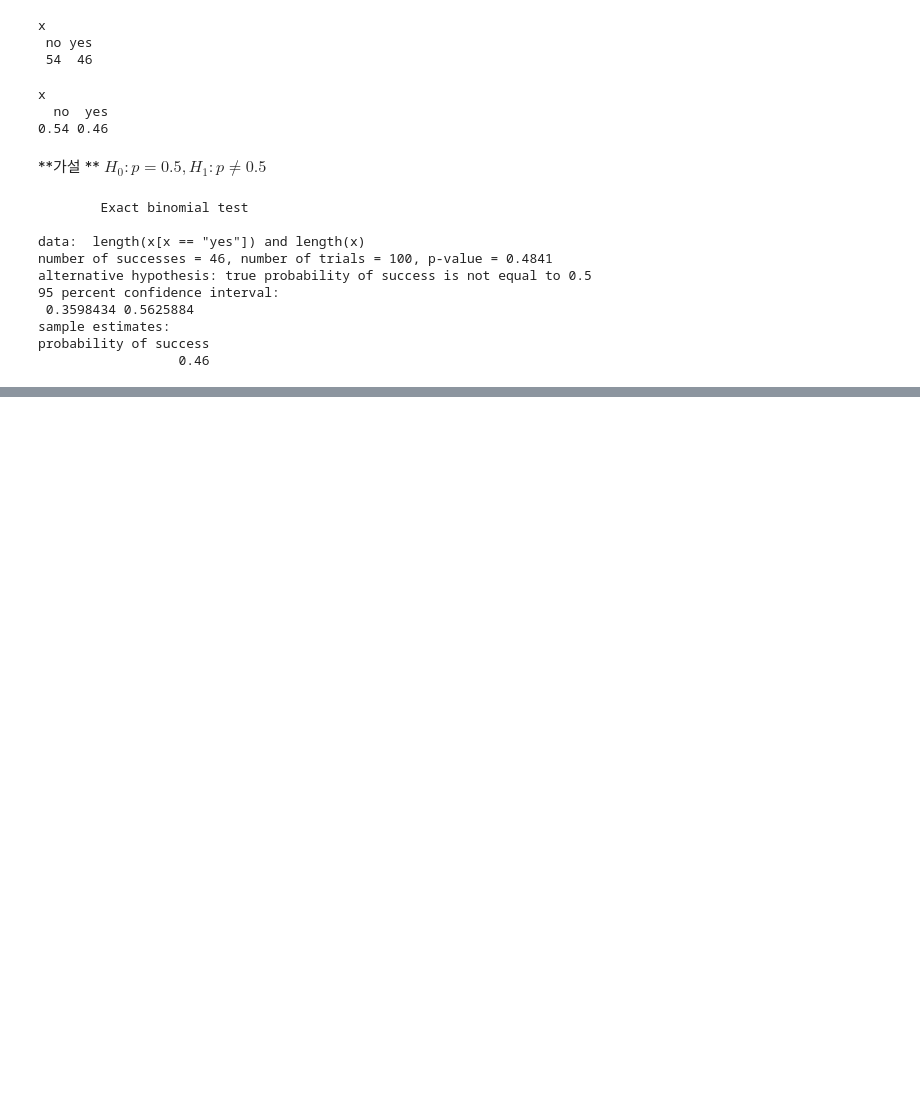
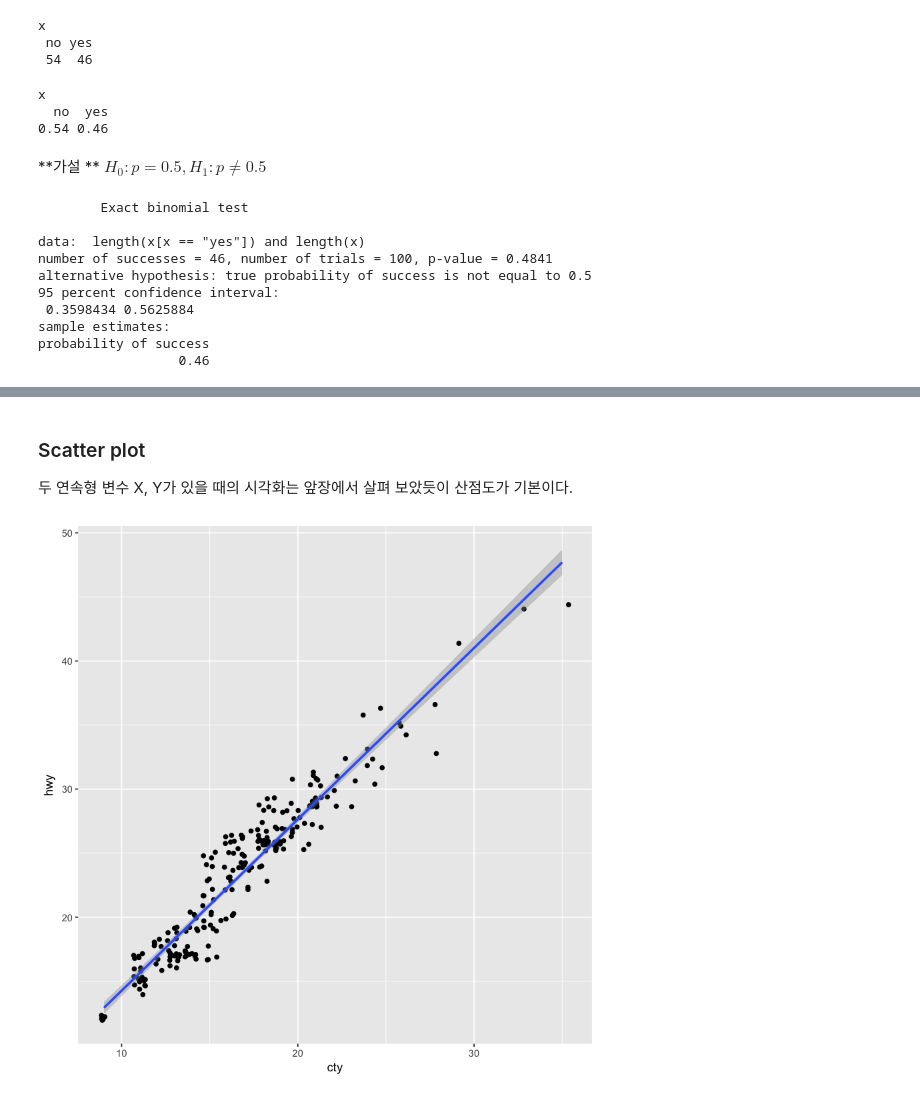
Before and after one commit to minus31/TID, a Jupyter notebook: R/R_EDA.ipynb, the cells around one changed output, grey strips where cells are left out. Cells and saved outputs as stored; diff of their text form; code cells hidden in the pictures; blank space fills up the shorter version.

```diff
--- a/R/R_EDA.ipynb
+++ b/R/R_EDA.ipynb
@@ -253,0 +272,9 @@ probability of success
+# %% [markdown]
+### Scatter plot
+
+두 연속형 변수 X, Y가 있을 때의 시각화는 앞장에서 살펴 보았듯이 산점도가 기본이다.
+# %%
+mpg %>%
+    ggplot(aes(cty, hwy)) + geom_jitter() + geom_smooth(method='lm')
+# %% [output]
+[figure, added]
```
Also changed, not shown: parts of 22 cells of this notebook.
